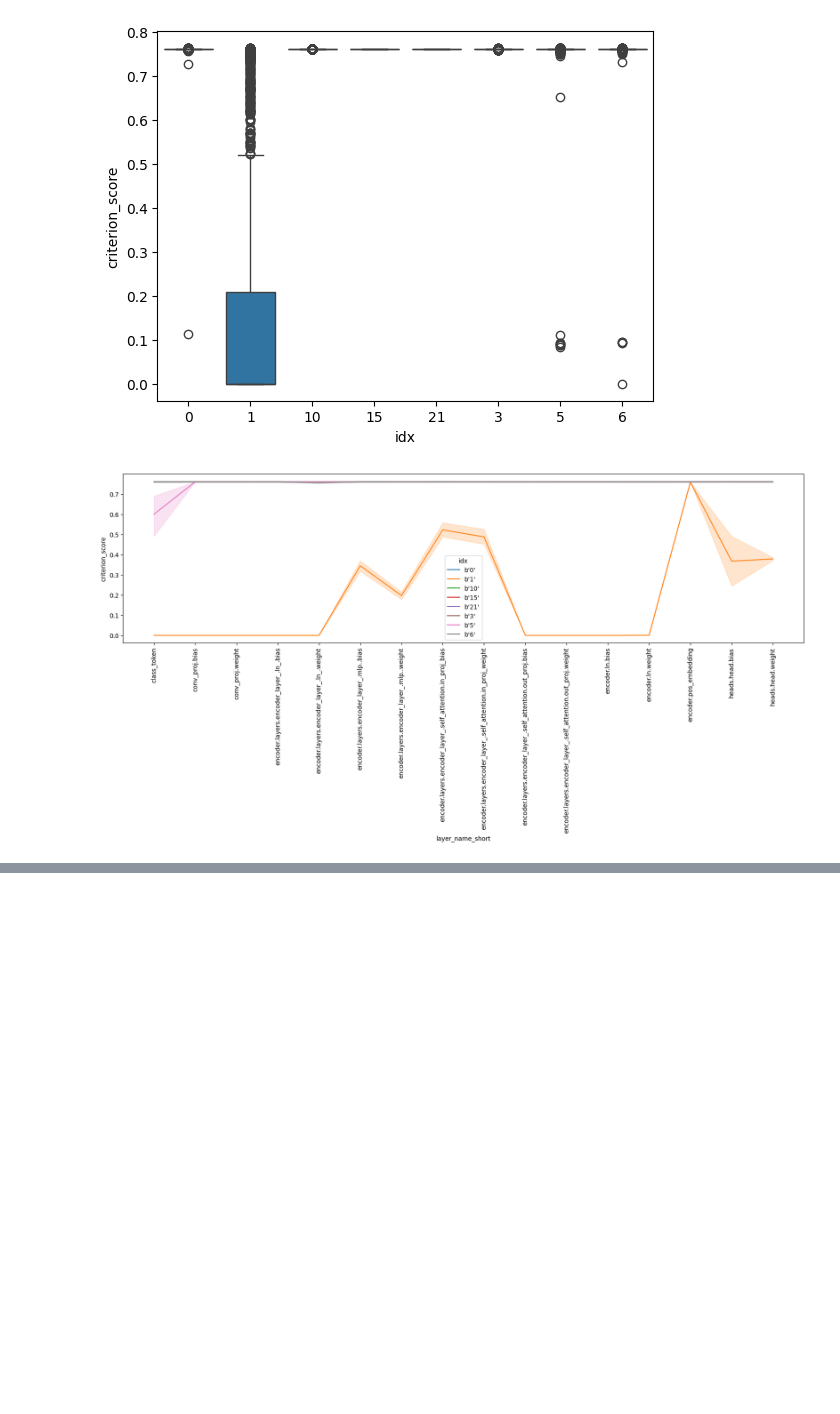
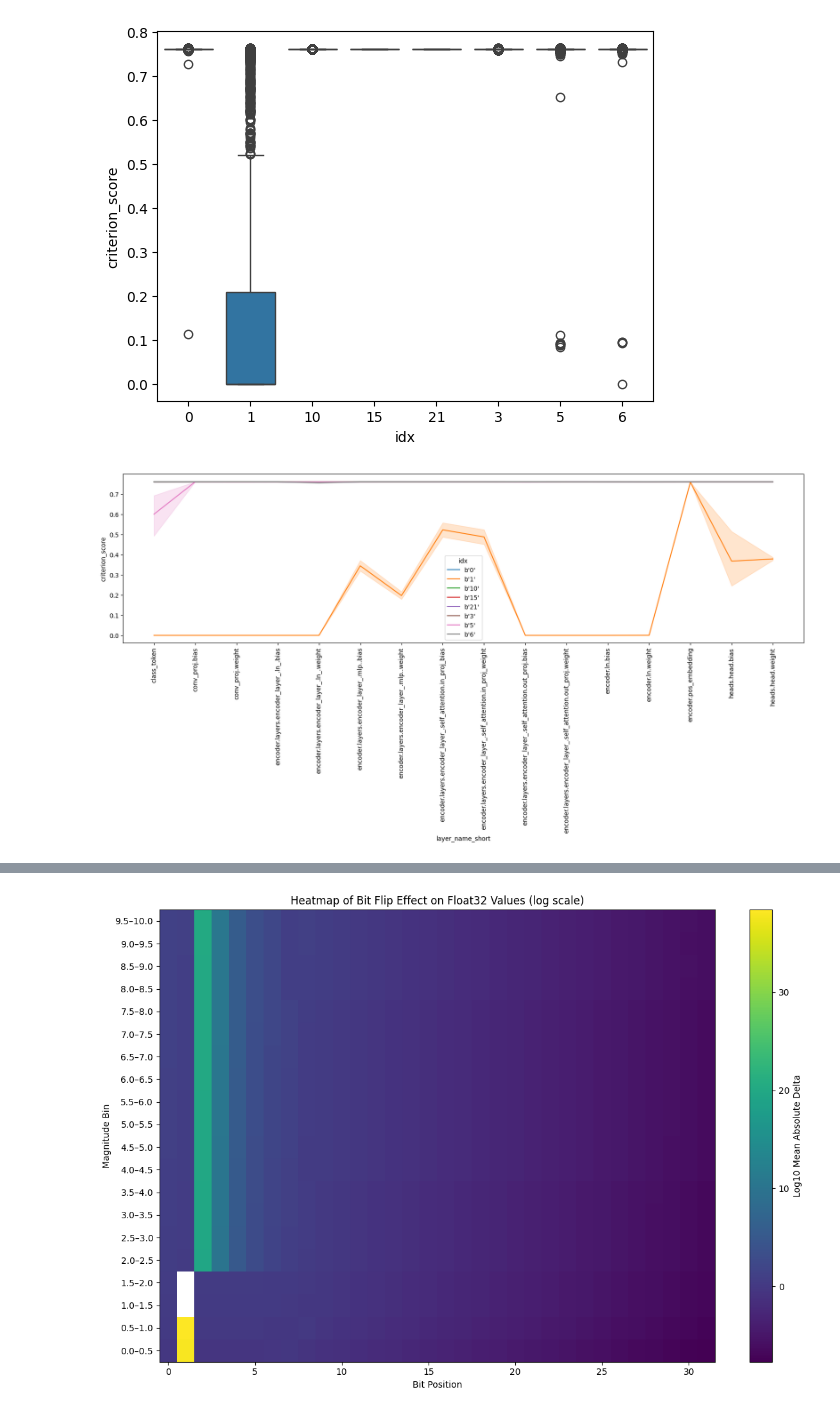
Before and after one commit to wd7512/seu-injection-framework, a Jupyter notebook: Research/results_analysis_final.ipynb, the cells around one changed output, grey strips where cells are left out. Drawn from its saved outputs; the diff is of its cells as text; code cells hidden in the pictures; blank space fills up the shorter version.

```diff
--- a/Research/results_analysis_final.ipynb
+++ b/Research/results_analysis_final.ipynb
@@ -139,0 +172,71 @@ n = 1000
+# %%
+import numpy as np
+import struct
+import matplotlib.pyplot as plt
+import matplotlib.colors as colors
+
+def bitflip_float32(x, bit_i=np.random.randint(0, 32)):
+    if hasattr(x, "__iter__"):
+        x_ = np.zeros_like(x, dtype=np.float32)
+        for i, item in enumerate(x):
+            string = list(float32_to_binary(item))
+            string[bit_i] = "0" if string[bit_i] == "1" else "1"
+            x_[i] = binary_to_float32("".join(string))
+    else:
+        string = list(float32_to_binary(x))
+        string[bit_i] = "0" if string[bit_i] == "1" else "1"
+        x_ = binary_to_float32("".join(string))
+    return x_
+
+def float32_to_binary(f):
+    [bits] = struct.unpack("!I", struct.pack("!f", f))
+    return f"{bits:032b}"
+
+def binary_to_float32(binary_str):
+    bits = int(binary_str, 2)
+    return struct.unpack("!f", struct.pack("!I", bits))[0]
+
+def assess_deltas(arr, bit_i):
+    flipped_arr = np.apply_along_axis(lambda x: bitflip_float32(x, bit_i), axis=0, arr=arr)
+    mask = np.isfinite(flipped_arr)
+    return np.mean(np.abs(arr[mask] - flipped_arr[mask]))
+
+n = 1000
+step = 0.5
+edges = np.arange(0, 10, step)
+ranges = []
+
+for low in edges:
+    high = low + step
+    magnitudes = np.random.uniform(low + 1e-6, high, size=n)
+    signed_vals = magnitudes * np.random.choice([-1, 1], size=n)
+    ranges.append(signed_vals)
+
+heatmap_data = np.zeros((len(ranges), 32))
+
+for i in range(32):
+    for j, arr in enumerate(ranges):
+        heatmap_data[j, i] = assess_deltas(arr, i)
+
+# Add a small epsilon to avoid log(0)
+eps = 1e-12
+log_heatmap_data = np.log10(heatmap_data + eps)
+
+plt.figure(figsize=(12, 8))
+im = plt.imshow(log_heatmap_data, aspect='auto', cmap='viridis', origin='lower')
+
+cbar = plt.colorbar(im)
+cbar.set_label('Log10 Mean Absolute Delta')
+
+plt.xlabel('Bit Position')
+plt.ylabel('Magnitude Bin')
+plt.title('Heatmap of Bit Flip Effect on Float32 Values (log scale)')
+plt.yticks(
+    ticks=np.arange(len(edges)),
+    labels=[f"{low:.1f}–{low+step:.1f}" for low in edges]
+)
+plt.tight_layout()
+plt.savefig("bitflips_deltas_heatmap_log.pdf")
+plt.show()
+# %% [output]
+[figure, added]
```
Also changed, not shown: parts of 2 cells of this notebook.
